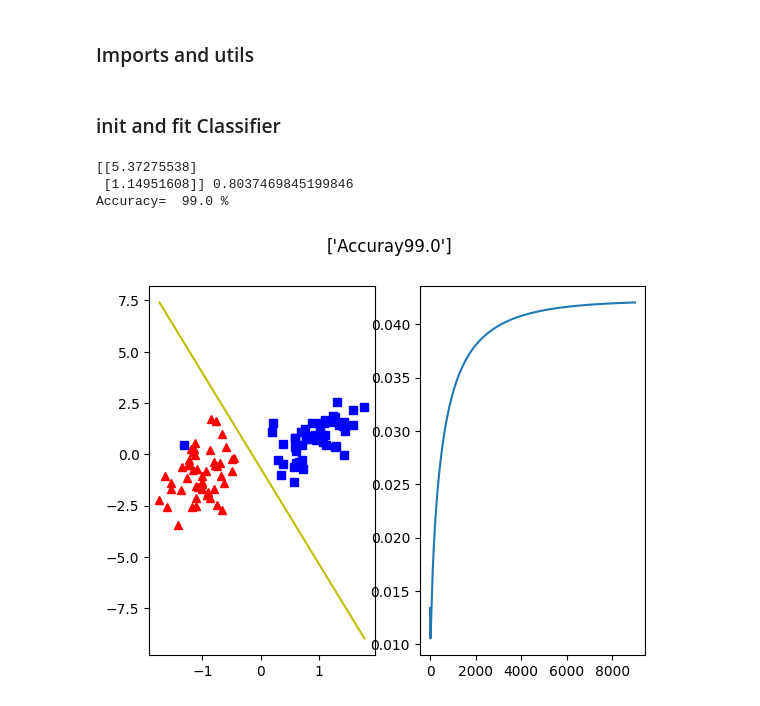
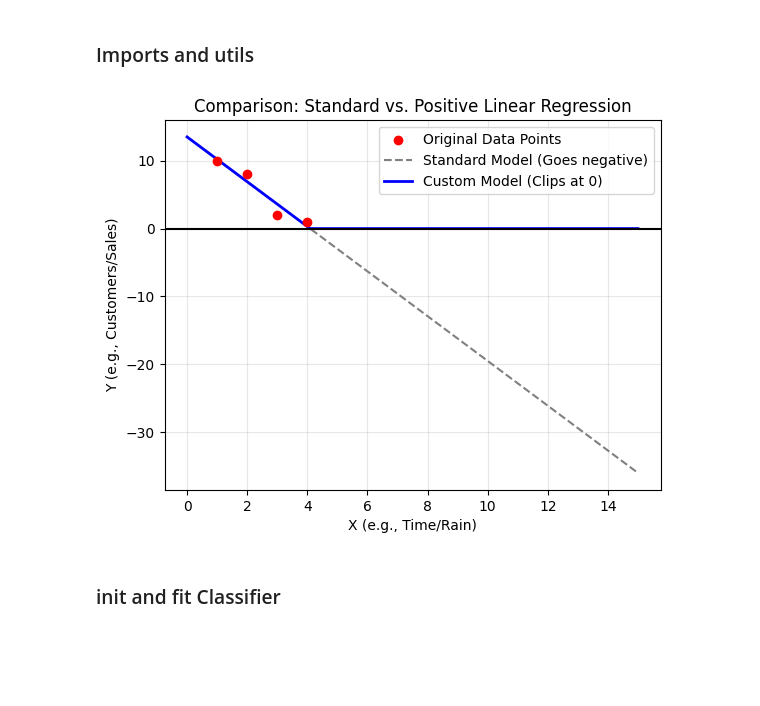
Before and after one commit to qayyumu/AIworkshop, a Jupyter notebook: Session-02/classical.ipynb, the cells around one changed output. Cells and saved outputs as stored; diff of their text form; code cells hidden in the pictures; blank space fills up the shorter version.

```diff
--- a/Session-02/classical.ipynb
+++ b/Session-02/classical.ipynb
@@ -184,4 +241,50 @@ plot_boundary(X_test, Y_test, classifier_nn)
 # Linear Classifier
 # %% [markdown]
 ### Imports and utils
+# %%
+import numpy as np
+import matplotlib.pyplot as plt
+from sklearn.linear_model import LinearRegression
+
+# 1. Define the custom class
+class PositiveLinearRegression(LinearRegression):
+    def predict(self, X):
+        # Calculate raw math (can be negative)
+        predictions = super().predict(X)
+        # Force a minimum of 0
+        return np.maximum(predictions, 0)
+
+# 2. Sample data (Downward trend)
+X = np.array([[1], [2], [3], [4]])
+y = np.array([10, 8, 2, 1])
+
+# 3. Fit both the custom model and a standard one for comparison
+custom_model = PositiveLinearRegression()
+custom_model.fit(X, y)
+
+standard_model = LinearRegression()
+standard_model.fit(X, y)
+
+# 4. Create a range of X values from 0 to 15 to see the "future"
+X_plot = np.linspace(0, 15, 100).reshape(-1, 1)
+
+# 5. Get predictions from both
+y_custom = custom_model.predict(X_plot)
+y_standard = standard_model.predict(X_plot)
+
+# 6. Plotting
+plt.scatter(X, y, color='red', label='Original Data Points', zorder=5)
+plt.plot(X_plot, y_standard, color='gray', linestyle='--', label='Standard Model (Goes negative)')
+plt.plot(X_plot, y_custom, color='blue', linewidth=2, label='Custom Model (Clips at 0)')
+
+# Formatting the chart
+plt.axhline(0, color='black', linewidth=1.5) # The "Floor" at zero
+plt.title("Comparison: Standard vs. Positive Linear Regression")
+plt.xlabel("X (e.g., Time/Rain)")
+plt.ylabel("Y (e.g., Customers/Sales)")
+plt.legend()
+plt.grid(True, alpha=0.3)
+plt.savefig('comparison_plot.png')
+# %% [output]
+[figure, added]
 # %%
@@ -270,22 +374,17 @@ class LinearClassifier:
 # %% [markdown]
 ### init and fit Classifier
 # %%
-x,Y = make_classification(n_features=2,n_classes=2,n_samples=100,n_redundant=0,n_clusters_per_class=1)
-# x,Y = make_circles(n_samples=100,noise=0.03,factor=0.7)
+# x,Y = make_classification(n_features=2,n_classes=2,n_samples=100,n_redundant=0,n_clusters_per_class=1)
+# # x,Y = make_circles(n_samples=100,noise=0.03,factor=0.7)
 
-p = LinearClassifier()
-w,b,loss = p.train(x,Y,bs=10,epochs=9000,lr=0.01)
-print(w,b)
-class_pred = p.predict(x,w,b)
-print('Accuracy= ',p.accuracy(Y,class_pred) * 100,'%')
-plt.subplot(1,2,1)
-p.plot_dec_boundry(x,w,b,Y,0)
-plt.subplot(1,2,2)
-plt.plot(loss)
-plt.suptitle(['Accuray' + str(p.accuracy(Y,class_pred) * 100)])
-plt.show()
+# p = LinearClassifier()
+# w,b,loss = p.train(x,Y,bs=10,epochs=9000,lr=0.01)
+# print(w,b)
+# class_pred = p.predict(x,w,b)
+# print('Accuracy= ',p.accuracy(Y,class_pred) * 100,'%')
+# plt.subplot(1,2,1)
+# p.plot_dec_boundry(x,w,b,Y,0)
+# plt.subplot(1,2,2)
+# plt.plot(loss)
+# plt.suptitle(['Accuray' + str(p.accuracy(Y,class_pred) * 100)])
+# plt.show()
-# %% [output]
-[[5.37275538]
- [1.14951608]] 0.8037469845199846
-Accuracy=  99.0 %
-[figure, removed]
```
Also changed, not shown: parts of 12 cells of this notebook.
